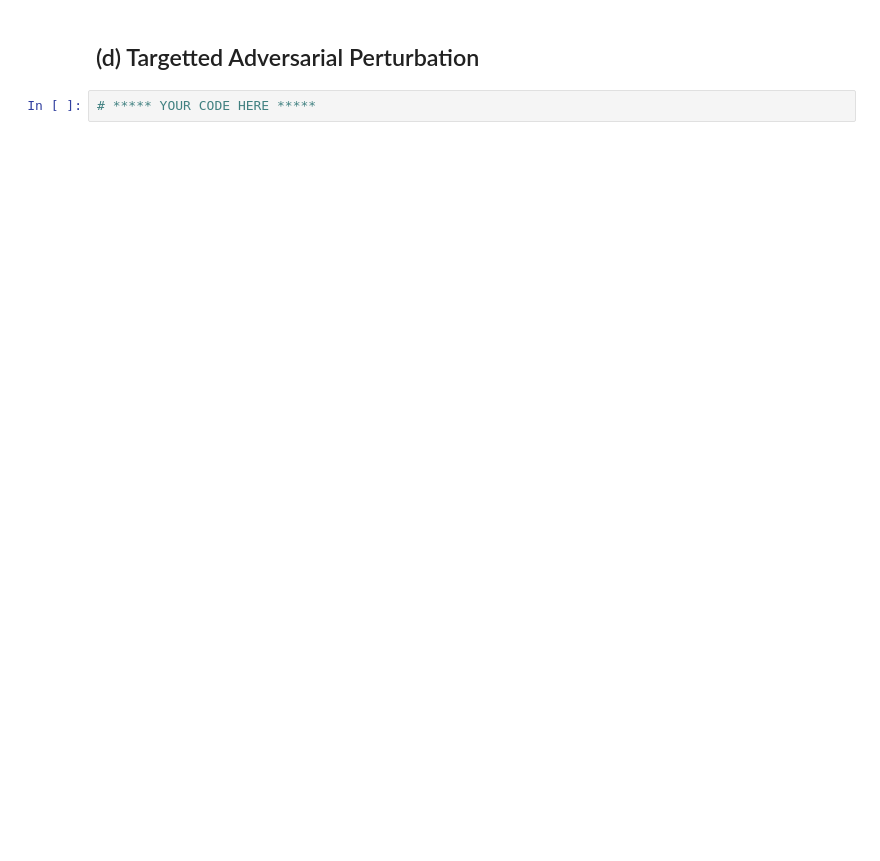
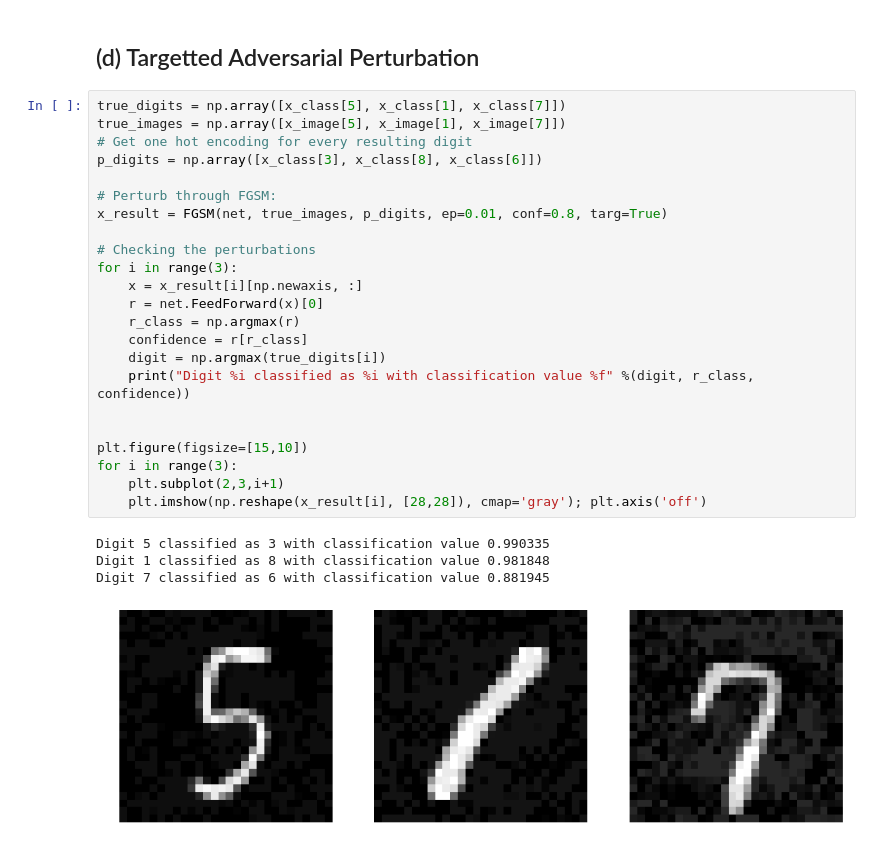
Before and after one commit to pranaabdhawan/CS489-4B, a Jupyter notebook: A5/p2dhawan_a5.ipynb, the cells around one changed output. Saved outputs shown, nothing was run; the diff lists cells and outputs as text; blank space fills up the shorter version.

```diff
--- a/A5/p2dhawan_a5.ipynb
+++ b/A5/p2dhawan_a5.ipynb
@@ -387,4 +398,30 @@ print(q, m)
 # %% [markdown]
 ## (d) Targetted Adversarial Perturbation
-# %%
-# ***** YOUR CODE HERE *****
+# %%
+true_digits = np.array([x_class[5], x_class[1], x_class[7]])
+true_images = np.array([x_image[5], x_image[1], x_image[7]])
+# Get one hot encoding for every resulting digit
+p_digits = np.array([x_class[3], x_class[8], x_class[6]])
+
+# Perturb through FGSM:
+x_result = FGSM(net, true_images, p_digits, ep=0.01, conf=0.8, targ=True)
+
+# Checking the perturbations
+for i in range(3):
+    x = x_result[i][np.newaxis, :]
+    r = net.FeedForward(x)[0]
+    r_class = np.argmax(r)
+    confidence = r[r_class]
+    digit = np.argmax(true_digits[i])
+    print("Digit %i classified as %i with classification value %f" %(digit, r_class, confidence))
+
+
+plt.figure(figsize=[15,10])
+for i in range(3):
+    plt.subplot(2,3,i+1)
+    plt.imshow(np.reshape(x_result[i], [28,28]), cmap='gray'); plt.axis('off')
+# %% [output]
+Digit 5 classified as 3 with classification value 0.990335
+Digit 1 classified as 8 with classification value 0.981848
+Digit 7 classified as 6 with classification value 0.881945
+[figure, added]
```
Also changed, not shown: parts of 21 cells of this notebook.
